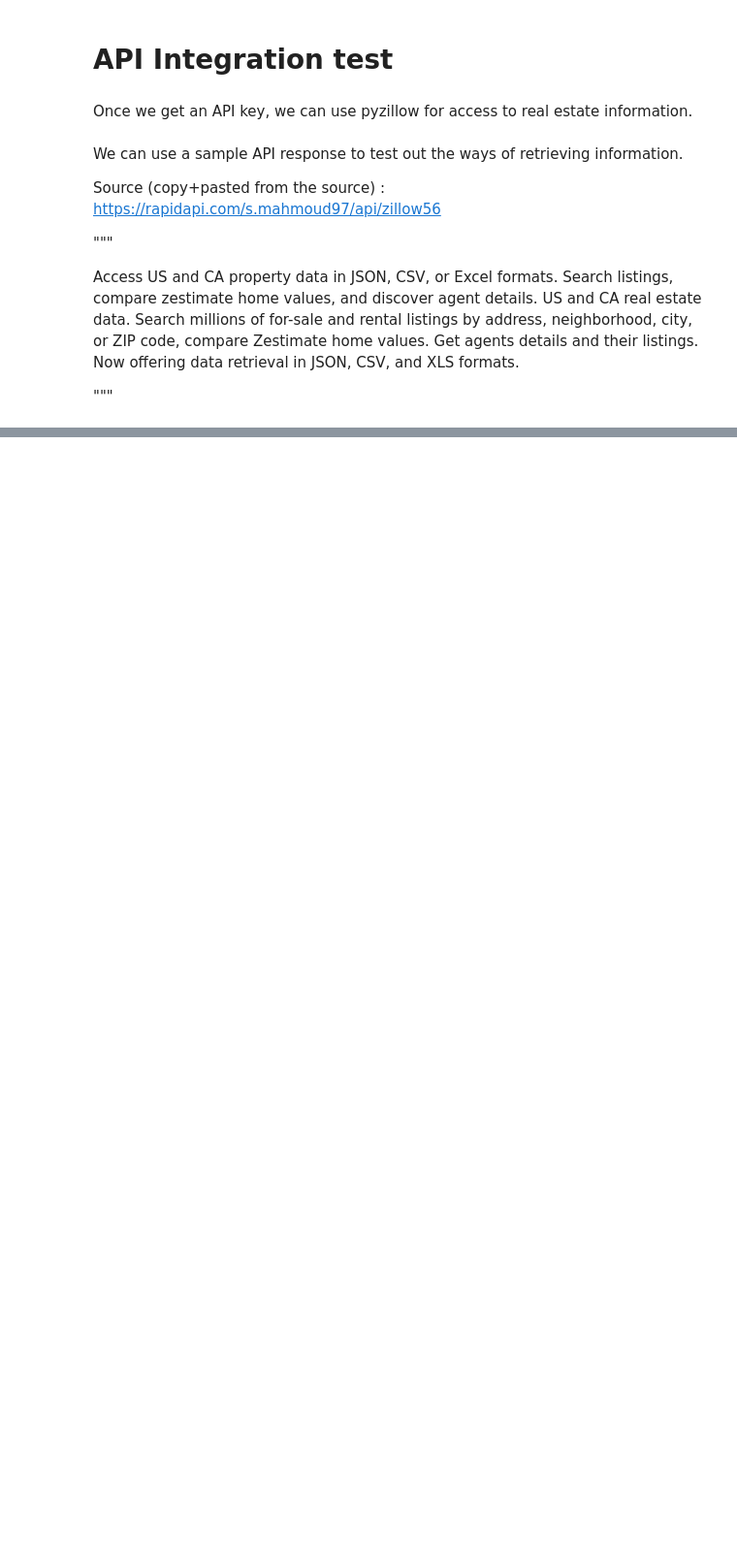
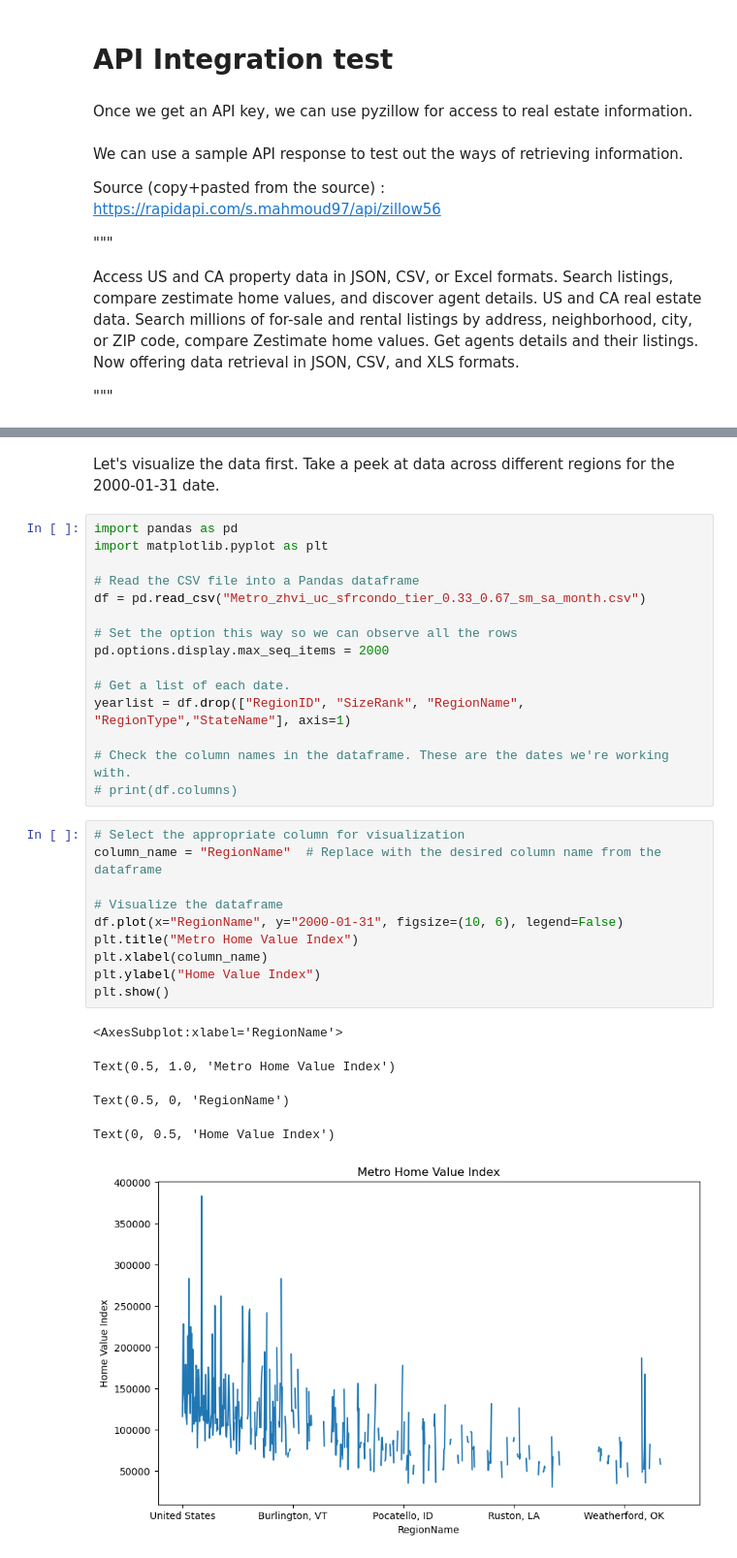
Before and after one commit to HussainAther/ReturnOnInvestmentRentalPropertyOOP, a Jupyter notebook: ReturnOnInvestmentRentalPropertyOOP.ipynb, the cells around one changed output, grey strips where cells are left out. Shown at 97% size. Saved outputs shown, nothing was run; the diff lists cells and outputs as text; blank space fills up the shorter version.

```diff
--- a/ReturnOnInvestmentRentalPropertyOOP.ipynb
+++ b/ReturnOnInvestmentRentalPropertyOOP.ipynb
@@ -290,0 +338,33 @@ Access US and CA property data in JSON, CSV, or Excel formats. Search listings,
+# %% [markdown]
+Let's visualize the data first. Take a peek at data across different regions for the 2000-01-31 date.
+# %%
+import pandas as pd
+import matplotlib.pyplot as plt
+
+# Read the CSV file into a Pandas dataframe
+df = pd.read_csv("Metro_zhvi_uc_sfrcondo_tier_0.33_0.67_sm_sa_month.csv")
+
+# Set the option this way so we can observe all the rows
+pd.options.display.max_seq_items = 2000
+
+# Get a list of each date.
+yearlist = df.drop(["RegionID", "SizeRank", "RegionName", "RegionType","StateName"], axis=1)
+
+# Check the column names in the dataframe. These are the dates we're working with.
+# print(df.columns)
+# %%
+# Select the appropriate column for visualization
+column_name = "RegionName"  # Replace with the desired column name from the dataframe
+
+# Visualize the dataframe
+df.plot(x="RegionName", y="2000-01-31", figsize=(10, 6), legend=False)
+plt.title("Metro Home Value Index")
+plt.xlabel(column_name)
+plt.ylabel("Home Value Index")
+plt.show()
+# %% [output]
+<AxesSubplot:xlabel='RegionName'>
+Text(0.5, 1.0, 'Metro Home Value Index')
+Text(0.5, 0, 'RegionName')
+Text(0, 0.5, 'Home Value Index')
+[figure, added]
```
Also changed, not shown: parts of 13 cells of this notebook.
